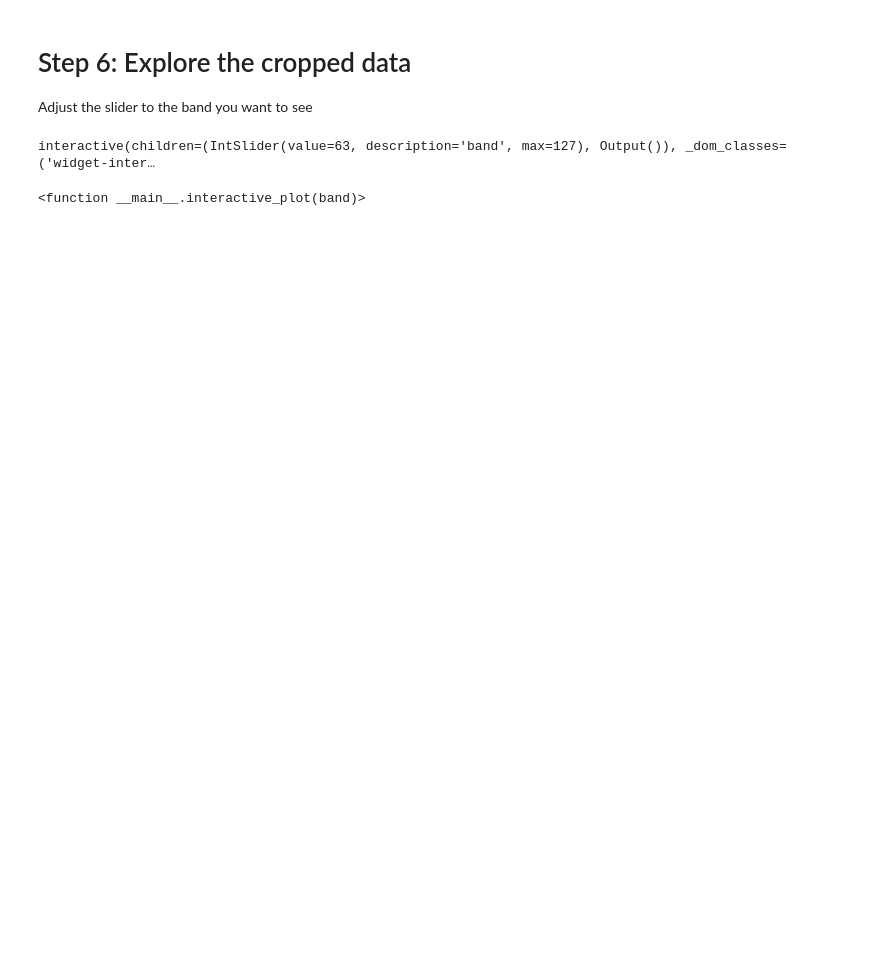
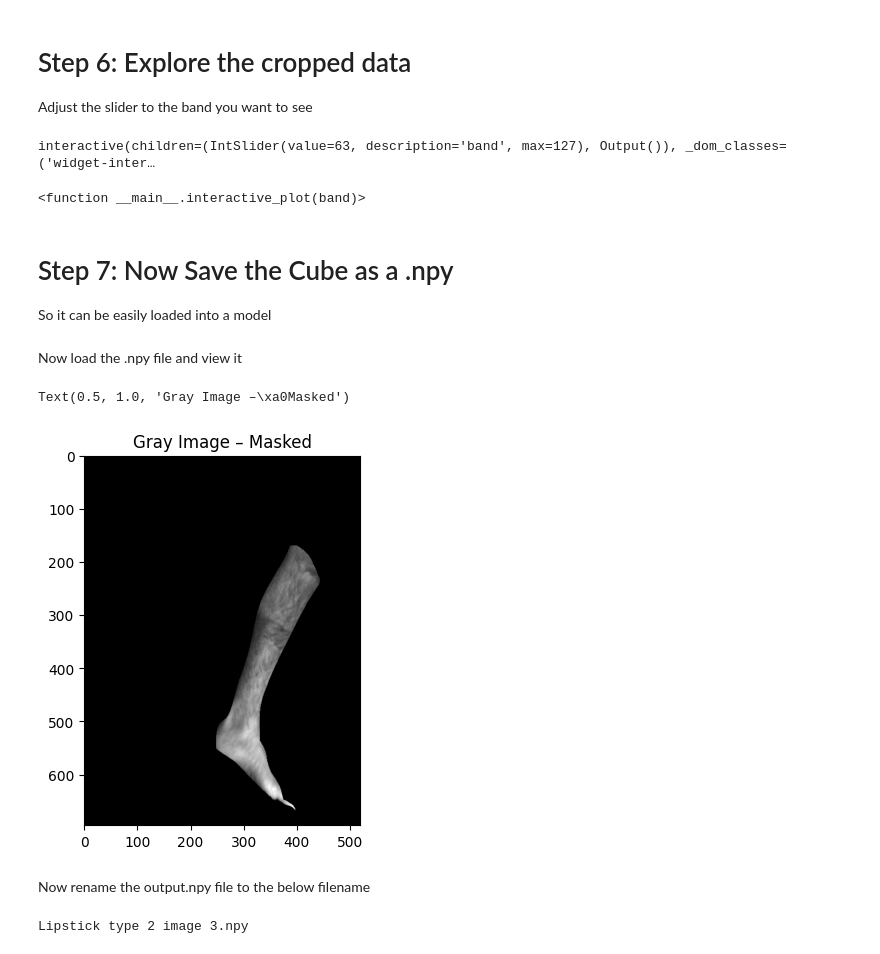
Before and after one commit to QuantumCodeSmith/cube, a Jupyter notebook: CubeCropper.ipynb, the cells around one changed output. Cells and saved outputs as stored; diff of their text form; code cells hidden in the pictures; blank space fills up the shorter version.

```diff
--- a/CubeCropper.ipynb
+++ b/CubeCropper.ipynb
@@ -246,3 +245,6 @@ interact(interactive_plot, band=(0, 127, 1))
 # %% [output]
 interactive(children=(IntSlider(value=63, description='band', max=127), Output()), _dom_classes=('widget-inter…
 <function __main__.interactive_plot(band)>
+# %% [markdown]
+# Step 7: Now Save the Cube as a .npy
+So it can be easily loaded into a model
@@ -248,0 +253,22 @@ interactive(children=(IntSlider(value=63, description='band', max=127), Output()
+# %% [markdown]
+Now load the .npy file and view it
+# %%
+#Load the NPY file
+pixel_loaded = np.load('/Users/maycaj/Documents/Hyperspectral-Imaging_II/CubeCropperOutput/output.npy')
+
+# Display the NPY file
+fig, ax = plt.subplots()
+ax.imshow(pixel_loaded[:, :, 49:50], cmap='gray')
+ax.set_title('Gray Image – Masked')
+# %% [output]
+Text(0.5, 1.0, 'Gray Image –\xa0Masked')
+[figure, added]
+# %% [markdown]
+Now rename the output.npy file to the below filename
+# %%
+OutputName = data_file_path.split('/')[-1]
+OutputName = OutputName.split('.')[0]
+OutputName = OutputName + '.npy'
+print(OutputName)
+# %% [output]
+Lipstick type 2 image 3.npy
```
Also changed, not shown: parts of 8 cells of this notebook.
